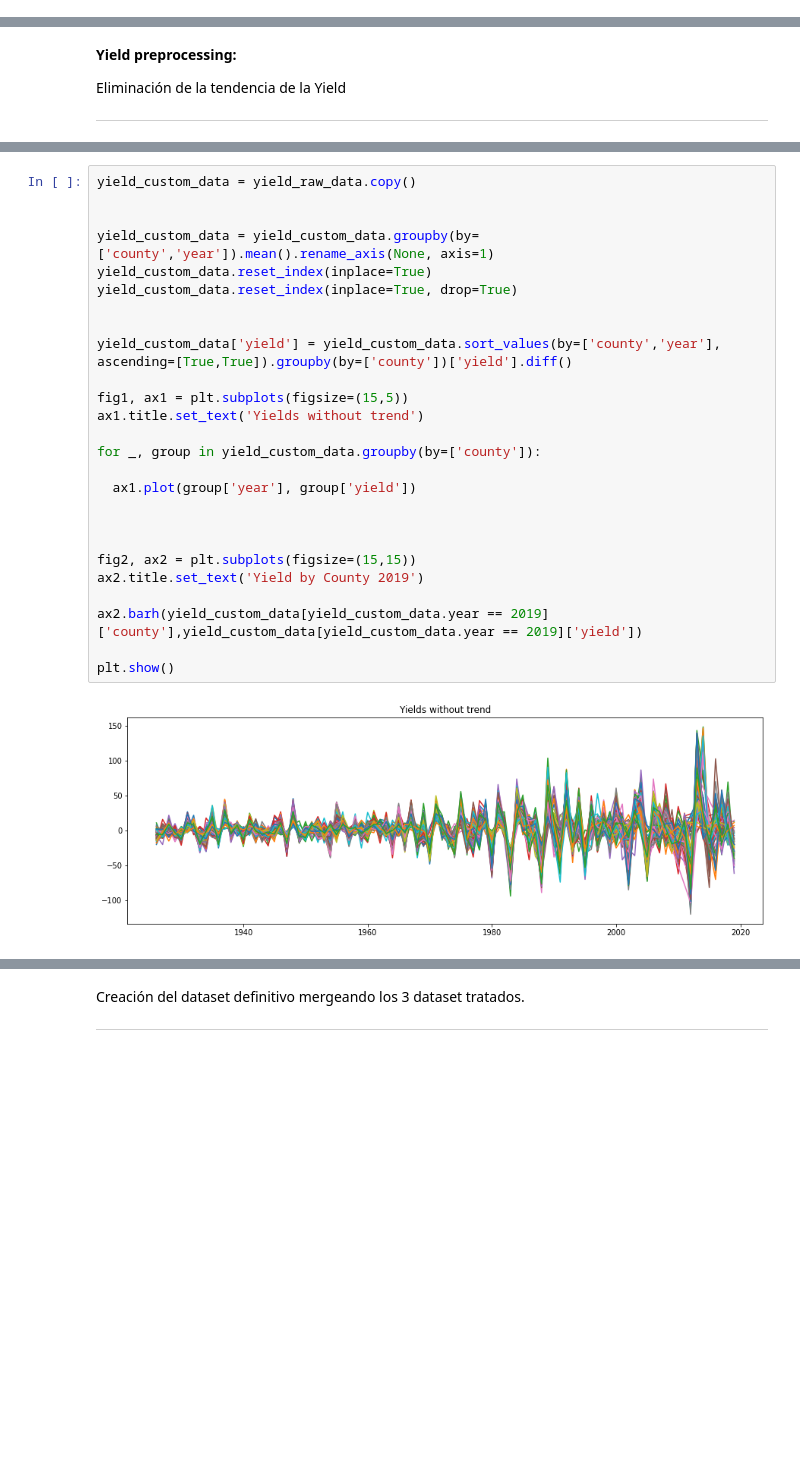
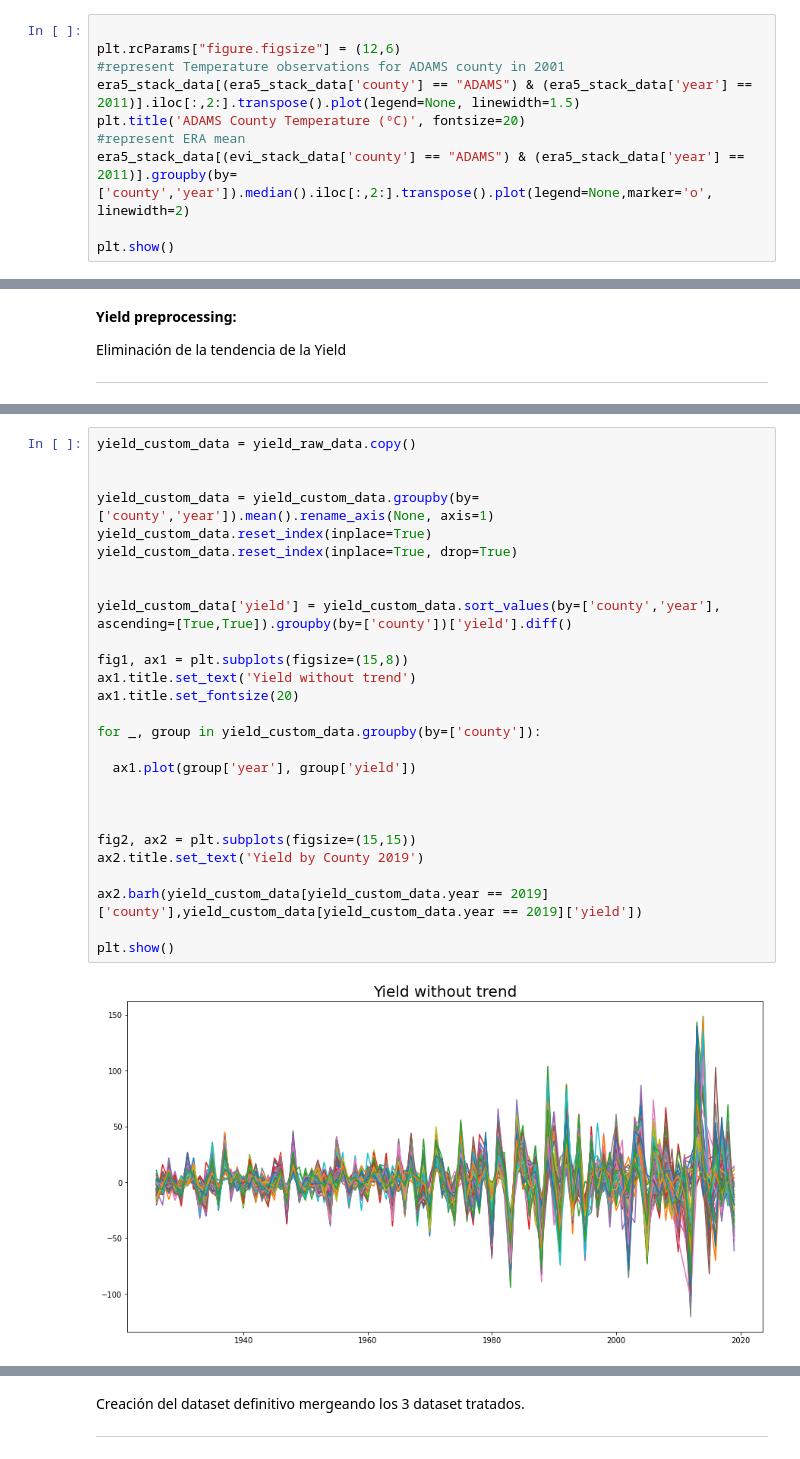
Before and after one commit to Cosechas-IA/crop-prediction, a Jupyter notebook: data/crop_prediction.ipynb, the cells around one changed output, grey strips where cells are left out. Cells and saved outputs as stored; diff of their text form; blank space fills up the shorter version.

```diff
--- a/data/crop_prediction.ipynb
+++ b/data/crop_prediction.ipynb
@@ -92,0 +76,10 @@ evi_stack_data.head()
+# %%
+
+plt.rcParams["figure.figsize"] = (12,6)
+#represent Temperature observations for ADAMS county in 2001
+era5_stack_data[(era5_stack_data['county'] == "ADAMS") & (era5_stack_data['year'] == 2011)].iloc[:,2:].transpose().plot(legend=None, linewidth=1.5)
+plt.title('ADAMS County Temperature (ºC)', fontsize=20)
+#represent ERA mean
+era5_stack_data[(evi_stack_data['county'] == "ADAMS") & (era5_stack_data['year'] == 2011)].groupby(by=['county','year']).median().iloc[:,2:].transpose().plot(legend=None,marker='o', linewidth=2)
+
+plt.show()
@@ -225,31 +223,32 @@ plt.show()
 # %%
 yield_custom_data = yield_raw_data.copy()
 
 
 yield_custom_data = yield_custom_data.groupby(by=['county','year']).mean().rename_axis(None, axis=1)
 yield_custom_data.reset_index(inplace=True)
 yield_custom_data.reset_index(inplace=True, drop=True)
 
 
 yield_custom_data['yield'] = yield_custom_data.sort_values(by=['county','year'], ascending=[True,True]).groupby(by=['county'])['yield'].diff()
 
-fig1, ax1 = plt.subplots(figsize=(15,5))
-ax1.title.set_text('Yields without trend')
+fig1, ax1 = plt.subplots(figsize=(15,8))
+ax1.title.set_text('Yield without trend')
+ax1.title.set_fontsize(20)
 
 for _, group in yield_custom_data.groupby(by=['county']):
 
   ax1.plot(group['year'], group['yield'])
 
 
 
 fig2, ax2 = plt.subplots(figsize=(15,15))
 ax2.title.set_text('Yield by County 2019')
 
 ax2.barh(yield_custom_data[yield_custom_data.year == 2019]['county'],yield_custom_data[yield_custom_data.year == 2019]['yield'])
 
 plt.show()
 # %% [output]
-[figure, old version]
+[figure, new version]
 [figure]
 # %% [markdown]
 Creación del dataset definitivo mergeando los 3 dataset tratados.
```
Also changed, not shown: parts of 21 cells of this notebook.
